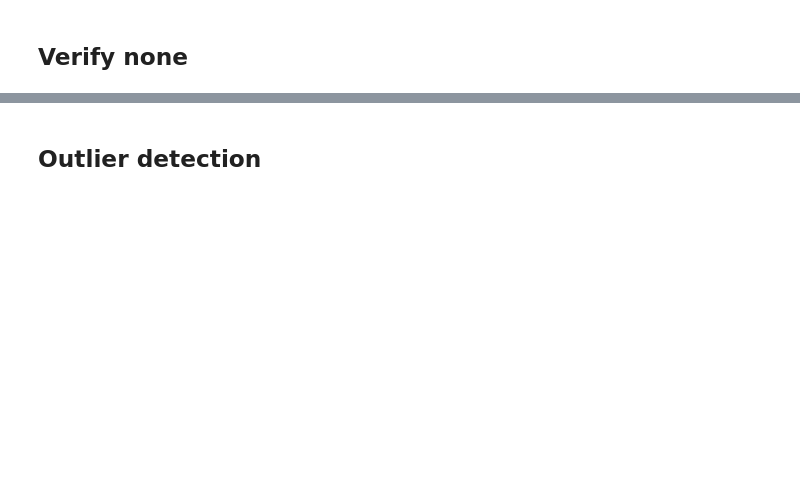
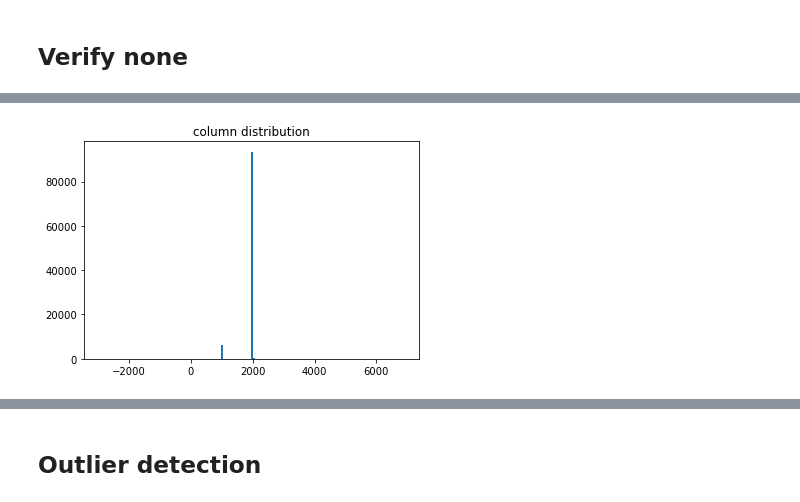
Before and after one commit to dhawat/assess_data_quality, a Jupyter notebook: notebook/test_notebook.ipynb, the cells around one changed output, grey strips where cells are left out. Cells and saved outputs as stored; diff of their text form; code cells hidden in the pictures; blank space fills up the shorter version.

```diff
--- a/notebook/test_notebook.ipynb
+++ b/notebook/test_notebook.ipynb
@@ -59,3 +222,6 @@ df_c[column][ind]
 # %%
-plt.hist(df_col_trunc, bins=200)
-plt.show
+plt.hist(df_c[column], bins=200)
+plt.title("column distribution")
+plt.show()
+# %% [output]
+[figure, added]
```
Also changed, not shown: parts of 83 cells of this notebook.
